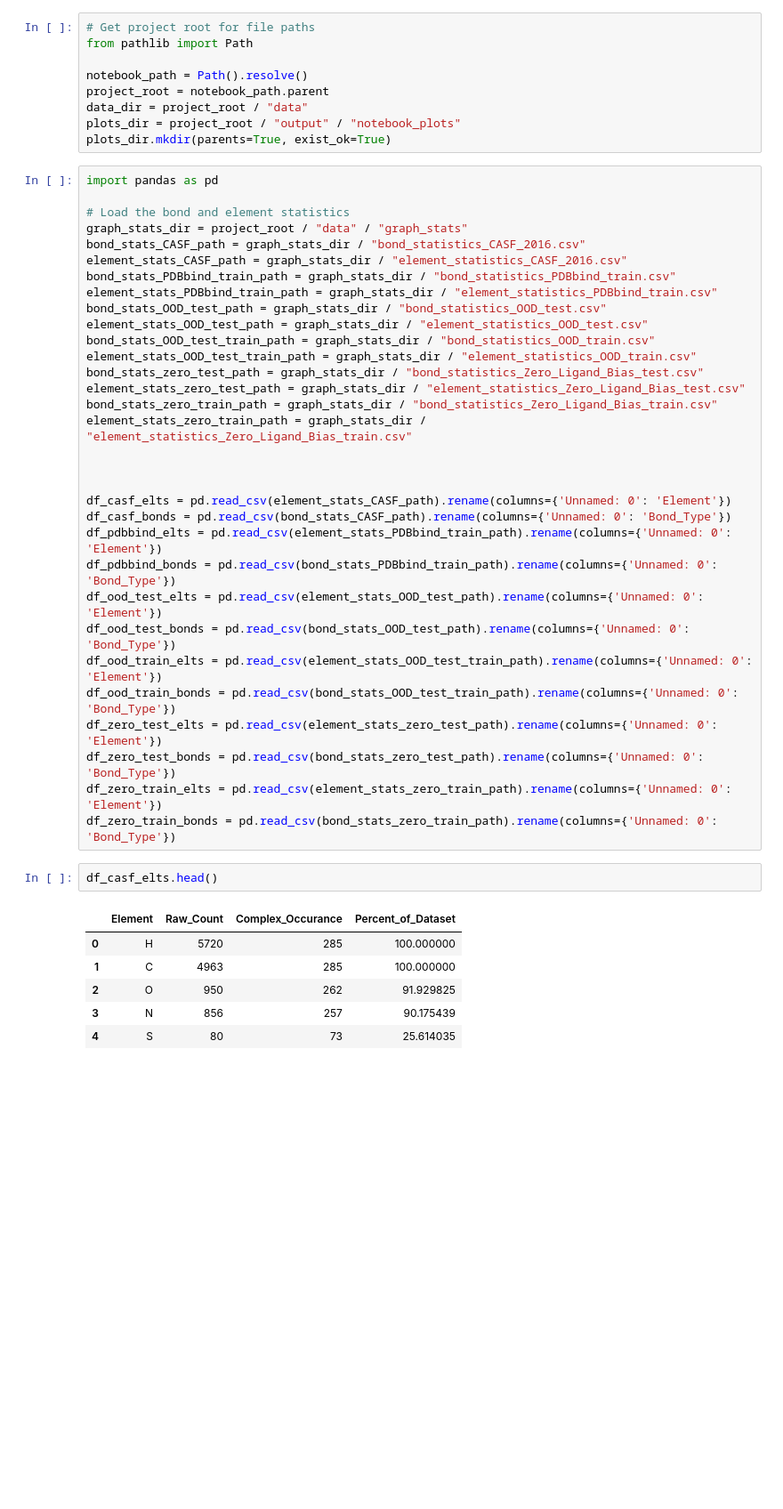
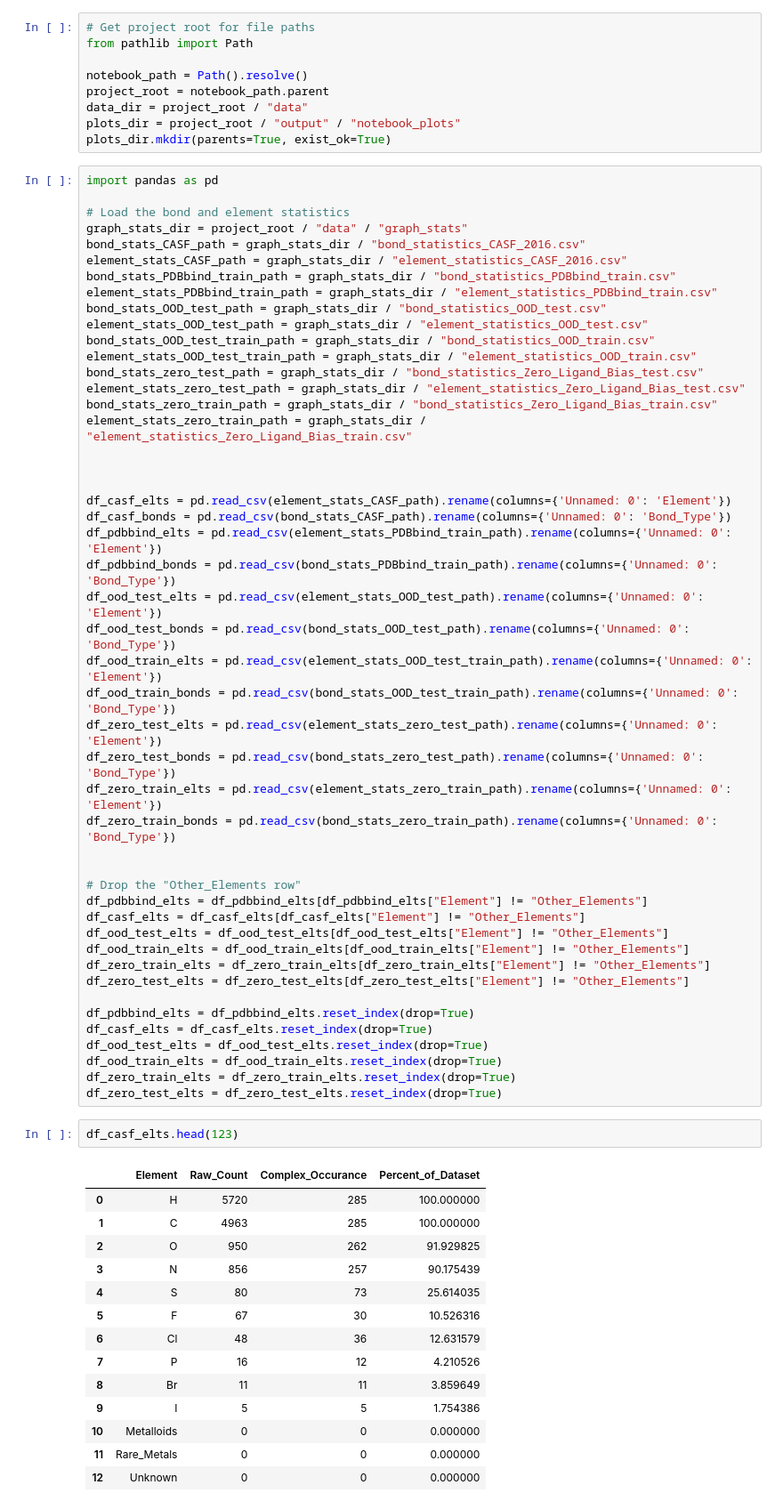
Before and after one commit to William-Ogilvie/tagcn-binding-affinity, a Jupyter notebook: notebooks/elt_bond_distribution.ipynb, the cells around one changed output. Shown at 89% size. Saved outputs shown, nothing was run; the diff lists cells and outputs as text; blank space fills up the shorter version.

```diff
--- a/notebooks/elt_bond_distribution.ipynb
+++ b/notebooks/elt_bond_distribution.ipynb
@@ -49,15 +49,39 @@ df_zero_test_elts = pd.read_csv(element_stats_zero_test_path).rename(columns={'U
 df_zero_test_bonds = pd.read_csv(bond_stats_zero_test_path).rename(columns={'Unnamed: 0': 'Bond_Type'})
 df_zero_train_elts = pd.read_csv(element_stats_zero_train_path).rename(columns={'Unnamed: 0': 'Element'})
 df_zero_train_bonds = pd.read_csv(bond_stats_zero_train_path).rename(columns={'Unnamed: 0': 'Bond_Type'})
+
+
+# Drop the "Other_Elements row"
+df_pdbbind_elts = df_pdbbind_elts[df_pdbbind_elts["Element"] != "Other_Elements"]
+df_casf_elts = df_casf_elts[df_casf_elts["Element"] != "Other_Elements"]
+df_ood_test_elts = df_ood_test_elts[df_ood_test_elts["Element"] != "Other_Elements"]
+df_ood_train_elts = df_ood_train_elts[df_ood_train_elts["Element"] != "Other_Elements"]
+df_zero_train_elts = df_zero_train_elts[df_zero_train_elts["Element"] != "Other_Elements"]
+df_zero_test_elts = df_zero_test_elts[df_zero_test_elts["Element"] != "Other_Elements"]
+
+df_pdbbind_elts = df_pdbbind_elts.reset_index(drop=True)
+df_casf_elts = df_casf_elts.reset_index(drop=True)
+df_ood_test_elts = df_ood_test_elts.reset_index(drop=True)
+df_ood_train_elts = df_ood_train_elts.reset_index(drop=True)
+df_zero_train_elts = df_zero_train_elts.reset_index(drop=True)
+df_zero_test_elts = df_zero_test_elts.reset_index(drop=True)
 # %%
-df_casf_elts.head()
+df_casf_elts.head(123)
 # %% [output]
 |  | Element | Raw_Count | Complex_Occurance | Percent_of_Dataset |
 | 0 | H | 5720 | 285 | 100.000000 |
 | 1 | C | 4963 | 285 | 100.000000 |
 | 2 | O | 950 | 262 | 91.929825 |
 | 3 | N | 856 | 257 | 90.175439 |
 | 4 | S | 80 | 73 | 25.614035 |
+| 5 | F | 67 | 30 | 10.526316 |
+| 6 | Cl | 48 | 36 | 12.631579 |
+| 7 | P | 16 | 12 | 4.210526 |
+| 8 | Br | 11 | 11 | 3.859649 |
+| 9 | I | 5 | 5 | 1.754386 |
+| 10 | Metalloids | 0 | 0 | 0.000000 |
+| 11 | Rare_Metals | 0 | 0 | 0.000000 |
+| 12 | Unknown | 0 | 0 | 0.000000 |
 # %%
 import seaborn as sns
 import matplotlib.pyplot as plt
```
Also changed, not shown: parts of 3 cells of this notebook.
